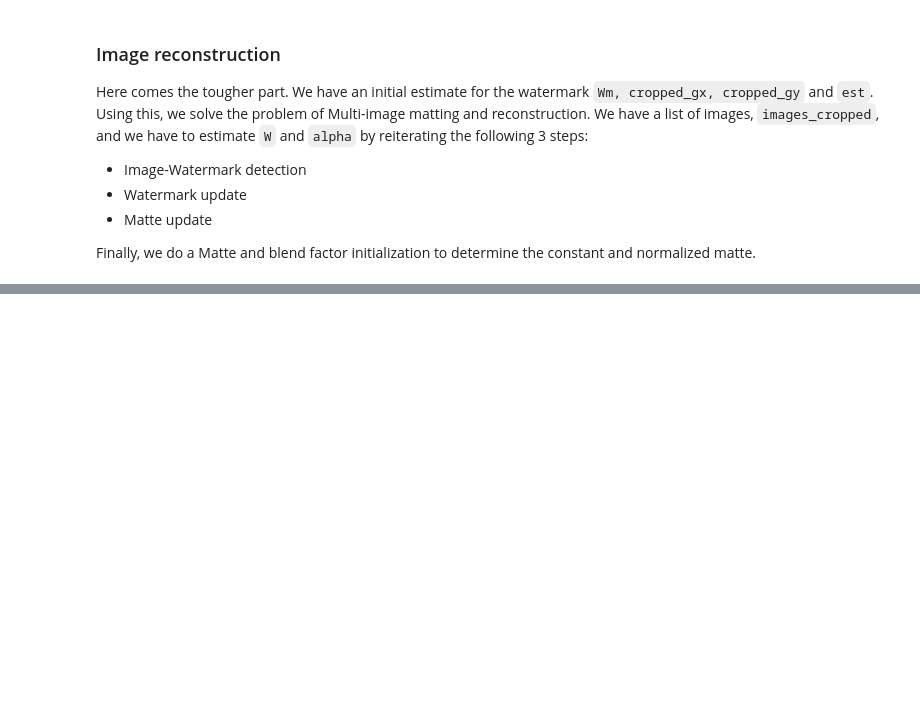
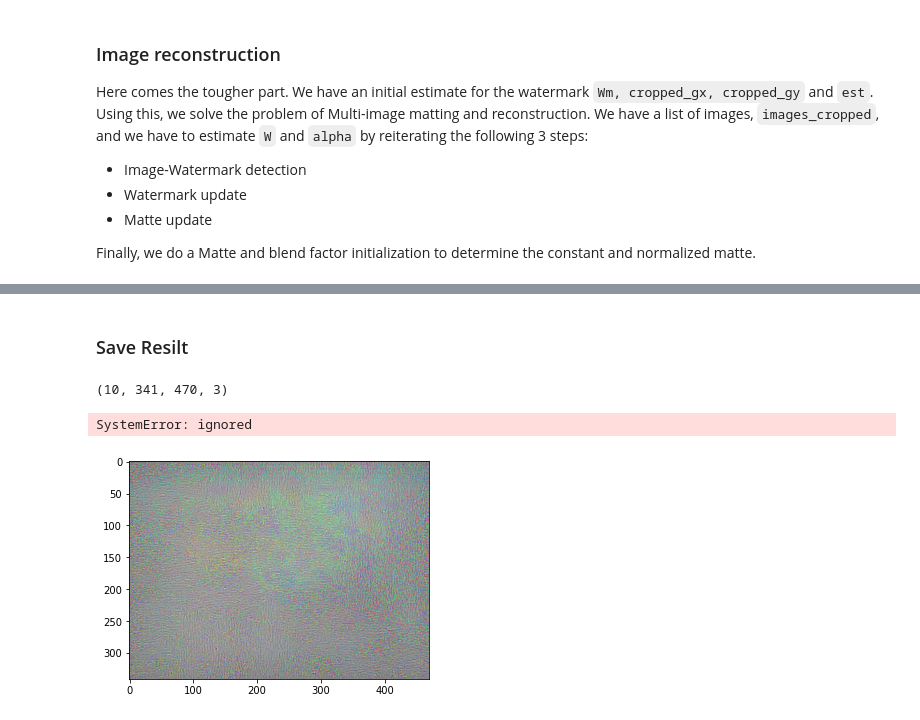
Before and after one commit to rohitrango/automatic-watermark-detection, a Jupyter notebook: Watermarking.ipynb, the cells around one changed output, grey strips where cells are left out. Drawn from its saved outputs; the diff is of its cells as text; code cells hidden in the pictures; blank space fills up the shorter version.

```diff
--- a/Watermarking.ipynb
+++ b/Watermarking.ipynb
@@ -324,0 +292,23 @@ with tf.Session() as sess:
+# %%
+# define the variables
+# plt.imshow(PlotImage(est2))
+
+num_images, m, n, chan = images_cropped.shape
+
+# NHWC to NCHW
+W = np.transpose(est2, [2, 0, 1])
+J = np.transpose(images_cropped, [0, 3, 1, 2])
+
+device = torch.device("cuda" if torch.cuda.is_available() else "cpu")
+model = Net(num_images, m, n, chan, W, device).to(device)
+optimizer = optim.SGD(model.parameters(), lr=0.01)
+
+J = torch.tensor(J).to(device)
+
+for i in range(10000):
+    model.train()
+    optimizer.zero_grad()
+    loss = model.forward(J)
+    loss.backward()
+    optimizer.step()
+    print(loss.item())
@@ -324,0 +334,20 @@ with tf.Session() as sess:
+# %% [markdown]
+### Save Resilt
+# %%
+I, W = model.result()
+
+# NCHW to NHWC
+I = np.transpose(I, [0, 2, 3, 1])
+W = np.transpose(W, [0, 2, 3, 1])
+
+plt.imshow(PlotImage(I[0]))
+
+print(I.shape)
+
+for i in range(I.shape[0]):
+  img = cv2.resize(I[i], (original_shape[i][0], original_shape[i][0]))
+  cv2.imwrite(img, os.path.join(resultdir, filenames[i]))
+# %% [output]
+(10, 341, 470, 3)
+SystemError: ignored
+[figure, added]
```
Also changed, not shown: parts of 13 cells of this notebook.
